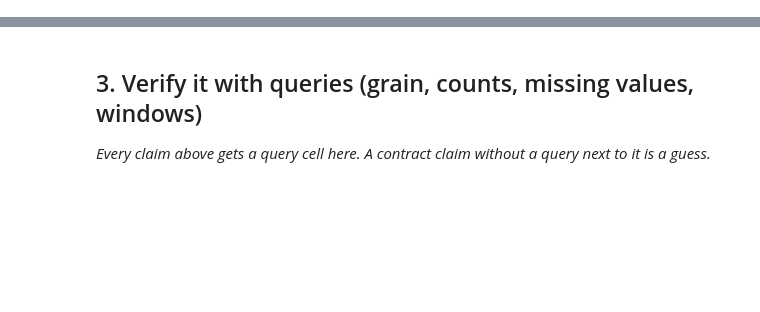
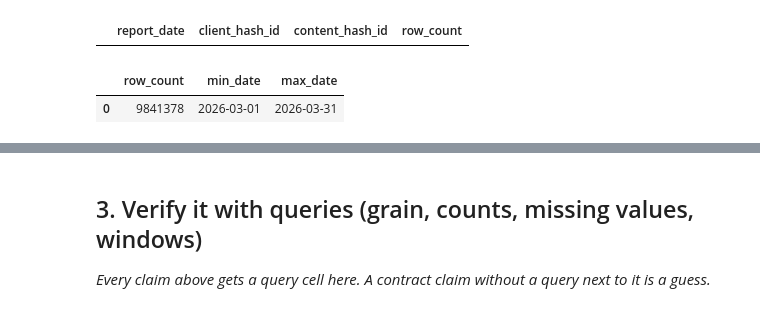
Before and after one commit to Charitha-05/flyrank-ml, a Jupyter notebook: work/notebooks/w03_data_contract.ipynb, the cells around one changed output, grey strips where cells are left out. Drawn from its saved outputs; the diff is of its cells as text; code cells hidden in the pictures; blank space fills up the shorter version.

```diff
--- a/work/notebooks/w03_data_contract.ipynb
+++ b/work/notebooks/w03_data_contract.ipynb
@@ -50,0 +68,36 @@ TimeoutException: Requesting secret HF_TOKEN timed out. Secrets can only be fetc
+# %%
+q1 = f"""
+SELECT
+    report_date,
+    client_hash_id,
+    content_hash_id,
+    COUNT(*) AS row_count
+FROM {DAILY_MAR}
+GROUP BY
+    report_date,
+    client_hash_id,
+    content_hash_id
+HAVING COUNT(*) > 1
+LIMIT 10
+"""
+
+grain_check = con.sql(q1).df()
+
+display(grain_check)
+# %% [output]
+|  | report_date | client_hash_id | content_hash_id | row_count |
+# %%
+q2 = f"""
+SELECT
+    COUNT(*) AS row_count,
+    MIN(report_date) AS min_date,
+    MAX(report_date) AS max_date
+FROM {DAILY_MAR}
+"""
+
+date_check = con.sql(q2).df()
+
+display(date_check)
+# %% [output]
+|  | row_count | min_date | max_date |
+| 0 | 9841378 | 2026-03-01 | 2026-03-31 |
```
Also changed, not shown: parts of 21 cells of this notebook.
